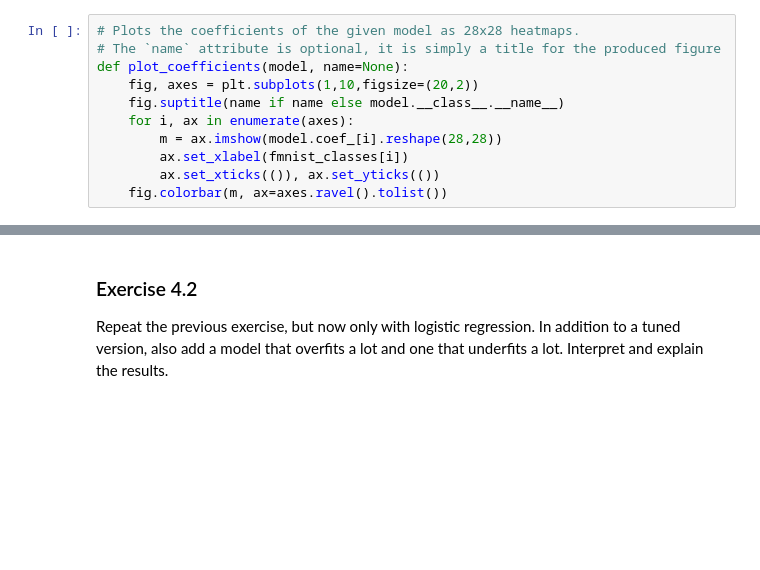
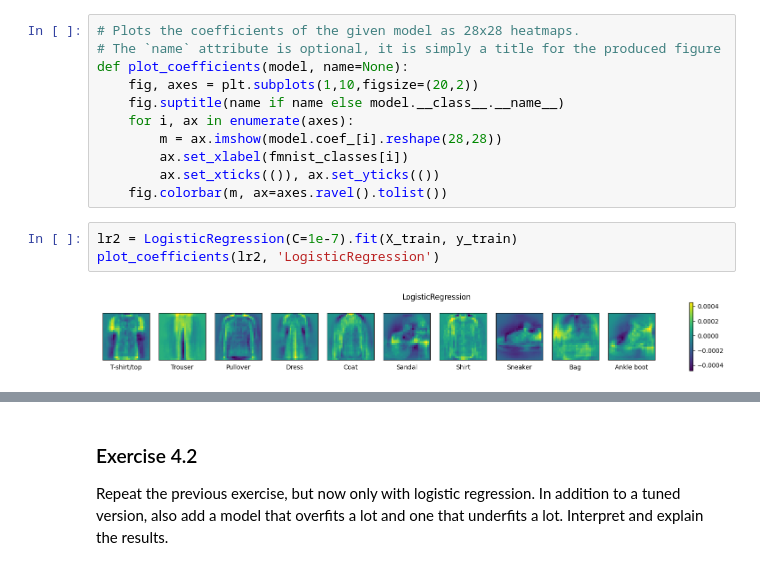
Before and after one commit to RvanSchalm/master, a Jupyter notebook: labs/Lab 1b - Linear Models for Classification.ipynb, the cells around one changed output, grey strips where cells are left out. Saved outputs shown, nothing was run; the diff lists cells and outputs as text; blank space fills up the shorter version.

```diff
--- a/labs/Lab 1b - Linear Models for Classification.ipynb
+++ b/labs/Lab 1b - Linear Models for Classification.ipynb
@@ -244,3 +253,8 @@ def plot_coefficients(model, name=None):
         ax.set_xlabel(fmnist_classes[i])
         ax.set_xticks(()), ax.set_yticks(())
     fig.colorbar(m, ax=axes.ravel().tolist())
+# %%
+lr2 = LogisticRegression(C=1e-7).fit(X_train, y_train)
+plot_coefficients(lr2, 'LogisticRegression')
+# %% [output]
+[figure, added]
```
Also changed, not shown: parts of 9 cells of this notebook.
